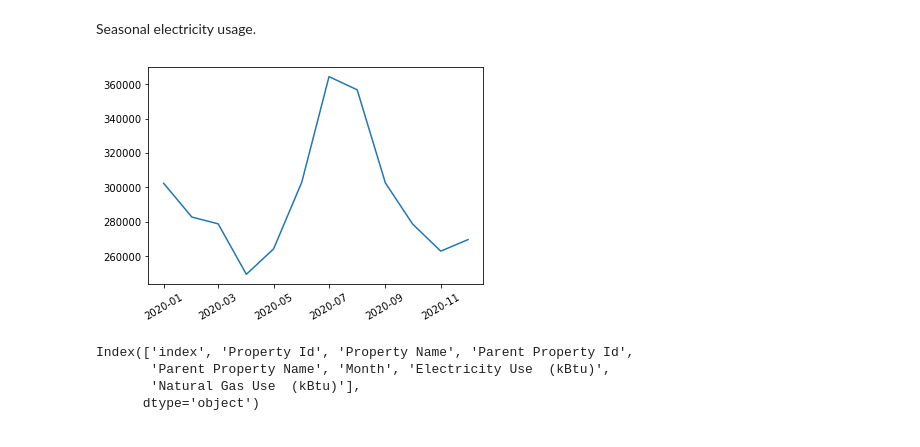
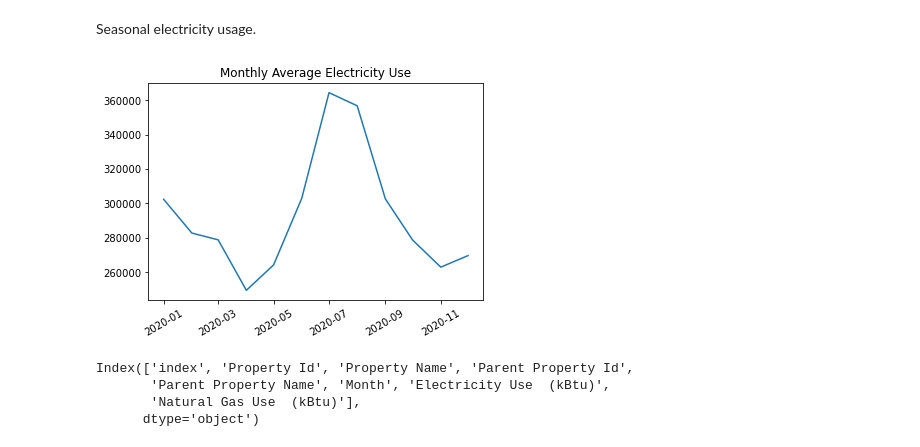
Before and after one commit to stevenlw-porpoise/NYC-Building-Energy-Efficiency, a Jupyter notebook: EDA_0.ipynb, the cells around one changed output. Saved outputs shown, nothing was run; the diff lists cells and outputs as text; code cells hidden in the pictures.

Commit message:
Presentation images

```diff
--- a/EDA_0.ipynb
+++ b/EDA_0.ipynb
@@ -92,10 +92,11 @@ Seasonal electricity usage.
 # %%
 plt.plot(df_monthly.groupby('Month').mean()['Electricity Use  (kBtu)'])
 plt.xticks(rotation = 30)
+plt.title('Monthly Average Electricity Use')
+plt.savefig('images/monthly_electricity_use.png')
 plt.show()
-## TODO - order months
 # %% [output]
-[figure, old version]
+[figure, new version]
 # %%
 df_monthly.columns
 # %% [output]
```
Also changed, not shown: parts of 1 cell of this notebook, 19 other files.
